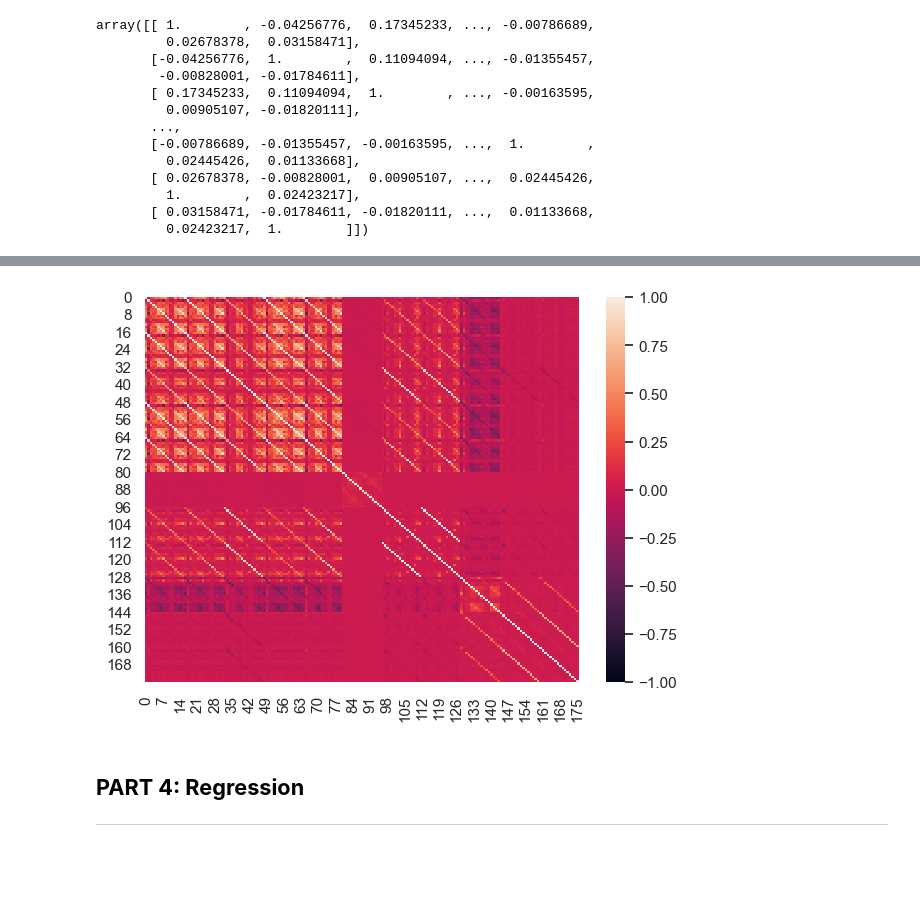
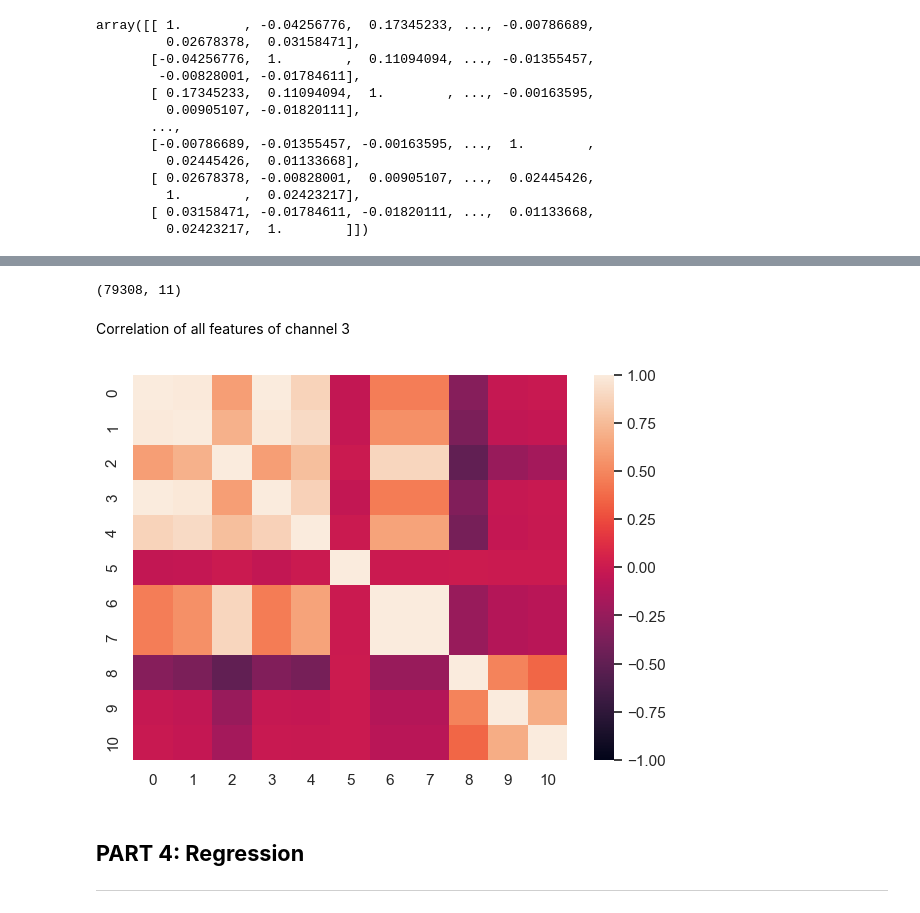
Before and after one commit to claireFriedrich/NSSP, a Jupyter notebook: Miniprojet3/Miniproject 3.ipynb, the cells around one changed output, grey strips where cells are left out. Cells and saved outputs as stored; diff of their text form; code cells hidden in the pictures; blank space fills up the shorter version.

Commit message:
correlation understood and validation corrected

```diff
--- a/Miniprojet3/Miniproject 3.ipynb
+++ b/Miniprojet3/Miniproject 3.ipynb
@@ -424,7 +426,7 @@ def cut_datasets(EMG, Labels, train_cut, test_cut, val_cut):
 
     Labels_train = Labels[:train_cut]
     Labels_test = Labels[train_cut:test_cut]
-    Labels_val = EMG[test_cut:val_cut]
+    Labels_val = Labels[test_cut:val_cut]
 
 
     return EMG_train, EMG_val, EMG_test, Labels_train, Labels_val, Labels_test
@@ -689,9 +713,15 @@ array([[ 1.        , -0.04256776,  0.17345233, ..., -0.00786689,
+# %%
+X_train_norm[:,::16].shape
+# %% [output]
+(79308, 11)
+# %% [markdown]
+Correlation of all features of channel 3
 # %%
 fig,ax = plt.subplots(1,1,figsize = (7,5))
-sns.heatmap(np.corrcoef(X_train_norm[:,:].T), ax=ax, vmin = -1, vmax = 1)
+sns.heatmap(np.corrcoef(X_train_norm[:,2::16].T), ax=ax, vmin = -1, vmax = 1)
 plt.show()
 # %% [output]
-[figure, old version]
+[figure, new version]
 # %% [markdown]
 <a name="1"></a>
 ## **PART 4: Regression**
```
Also changed, not shown: parts of 10 cells of this notebook, 1 other file.
